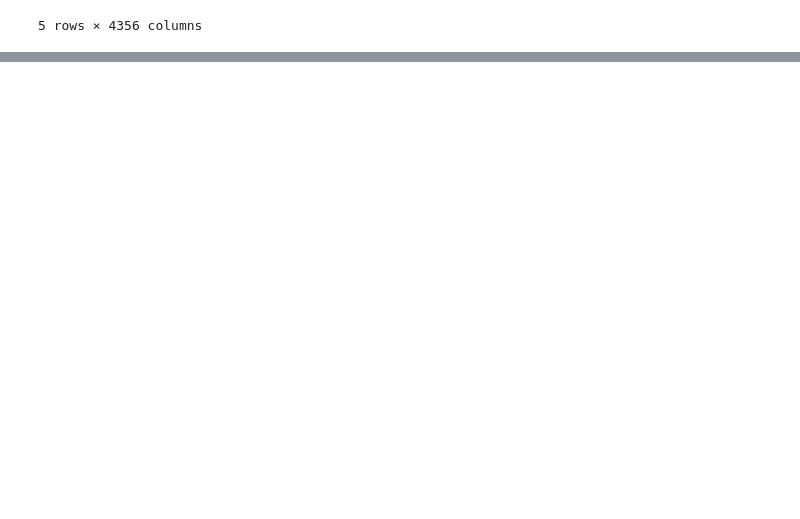
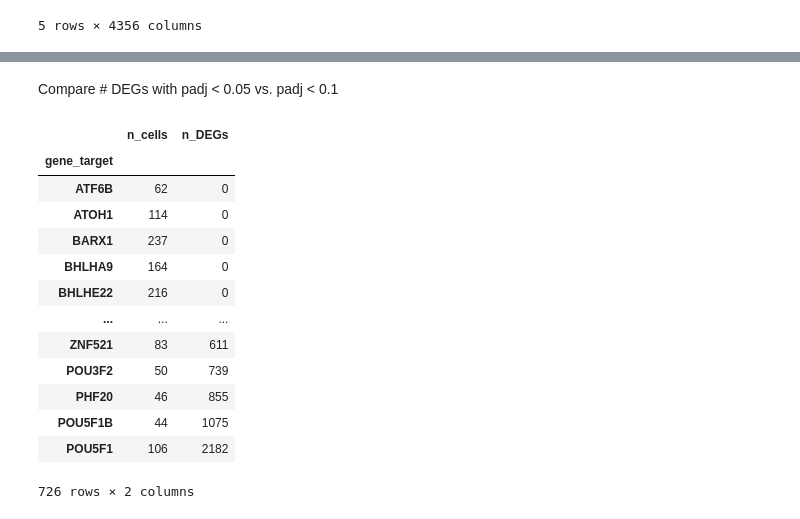
Before and after one commit to subramaniam-lab-ucsd/tf-project, a Jupyter notebook: tf_project_de_analysis_mde.ipynb, the cells around one changed output, grey strips where cells are left out. Saved outputs shown, nothing was run; the diff lists cells and outputs as text; code cells hidden in the pictures; blank space fills up the shorter version.

```diff
--- a/tf_project_de_analysis_mde.ipynb
+++ b/tf_project_de_analysis_mde.ipynb
@@ -1215,0 +1255,2 @@ DE_results_renamed.to_pickle(filepath_pkl)
+# %% [markdown]
+Compare # DEGs with padj < 0.05 vs. padj < 0.1
@@ -1215,0 +1308,17 @@ DE_results_renamed.to_pickle(filepath_pkl)
+# %%
+gene_target_n_cells_degs_df5.sort_values(by="n_DEGs")
+# %% [output]
+|  | n_cells | n_DEGs |
+| gene_target |  |  |
+| ATF6B | 62 | 0 |
+| ATOH1 | 114 | 0 |
+| BARX1 | 237 | 0 |
+| BHLHA9 | 164 | 0 |
+| BHLHE22 | 216 | 0 |
+| ... | ... | ... |
+| ZNF521 | 83 | 611 |
+| POU3F2 | 50 | 739 |
+| PHF20 | 46 | 855 |
+| POU5F1B | 44 | 1075 |
+| POU5F1 | 106 | 2182 |
+726 rows × 2 columns
```
Also changed, not shown: parts of 58 cells of this notebook, 1 other file.
